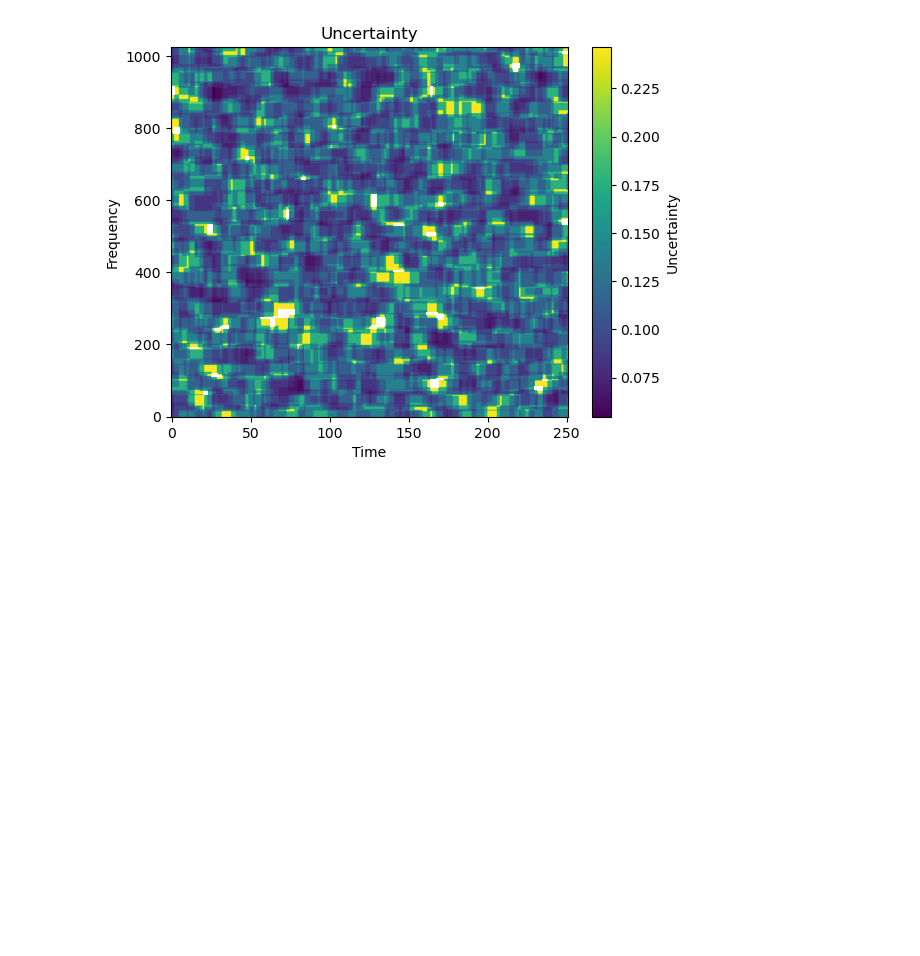
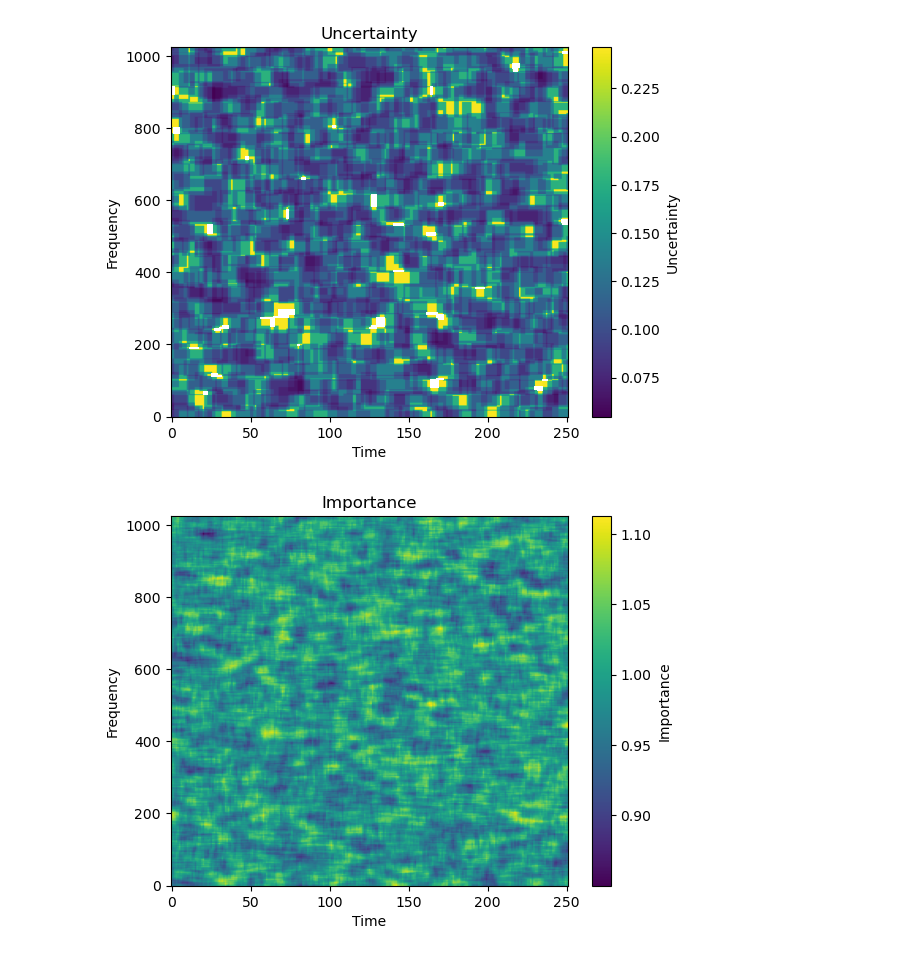
Before and after one commit to zszalan98/DL_RELAX, a Jupyter notebook: test_relax.ipynb, the cells around one changed output. Saved outputs shown, nothing was run; the diff lists cells and outputs as text; code cells hidden in the pictures; blank space fills up the shorter version.

```diff
--- a/test_relax.ipynb
+++ b/test_relax.ipynb
@@ -183,24 +175,27 @@ plt.show()
 # %%
 # clean up outputs from warnings
 import warnings
 warnings.filterwarnings("ignore")
 from relax import relax
+from prediction import load_beats_model
 import matplotlib.pyplot as plt
 
 
 filename = 'audio/sounds/4-132383-B-2.wav'
 # Load BEATS model
 model_path = 'audio/models/BEATs_iter3_plus_AS2M_finetuned_on_AS2M_cpt2.pt'
 beats_model = load_beats_model(model_path)
 
-saliency, saliency_var = relax(filename, 100, 10, beats_model)
+saliency, saliency_var = relax(filename, 1000, 50, beats_model)
 
 plt.imshow(saliency, aspect='auto', cmap='viridis', origin='lower')
 plt.colorbar(label='Importance')
 plt.title('Importance')
 plt.xlabel('Time')
 plt.ylabel('Frequency')
 plt.show()
+# %% [output]
+[figure, added]
 # %%
 plt.imshow(saliency_var, aspect='auto', cmap='viridis', origin='lower')
 plt.colorbar(label='Uncertainty')
```
Also changed, not shown: parts of 3 cells of this notebook.
